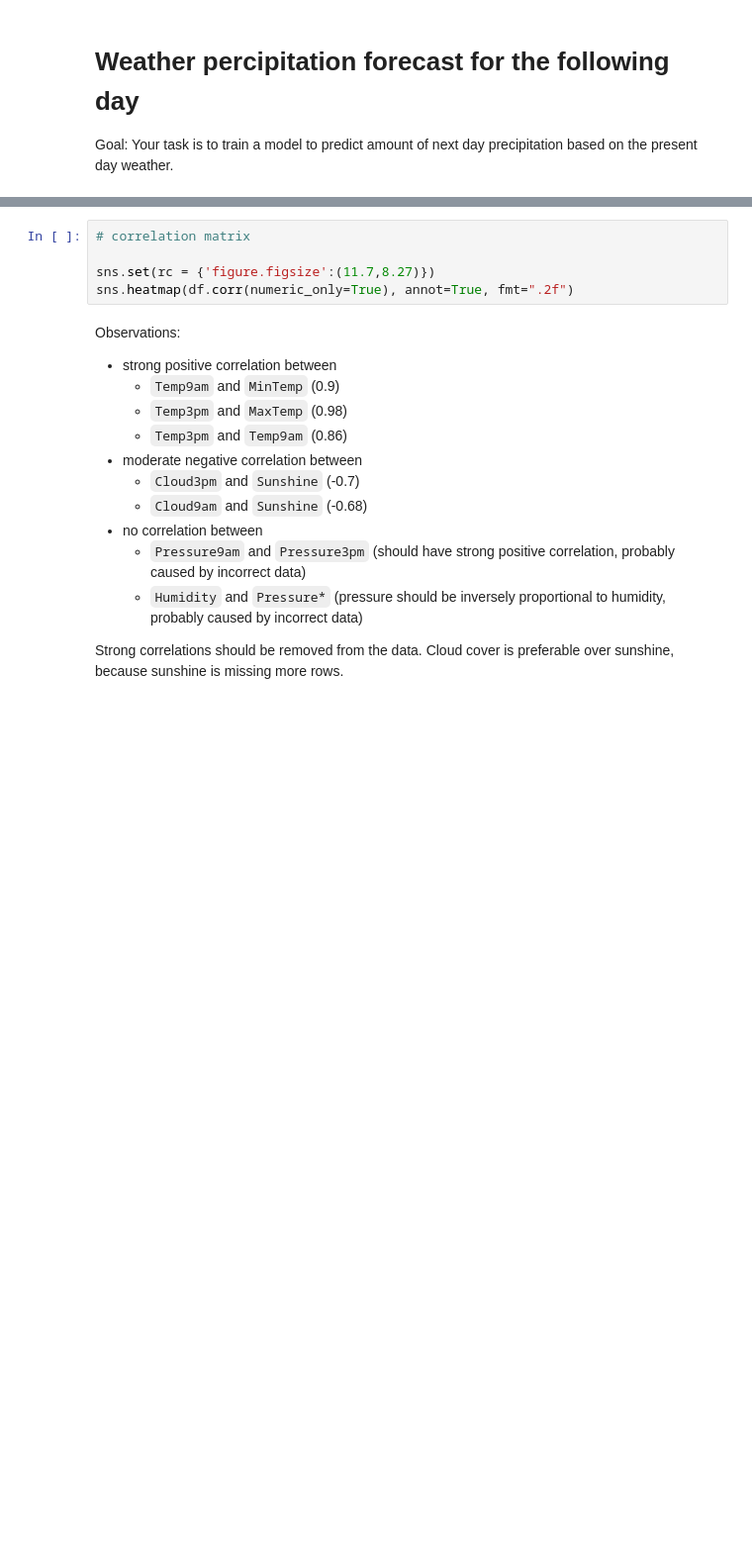
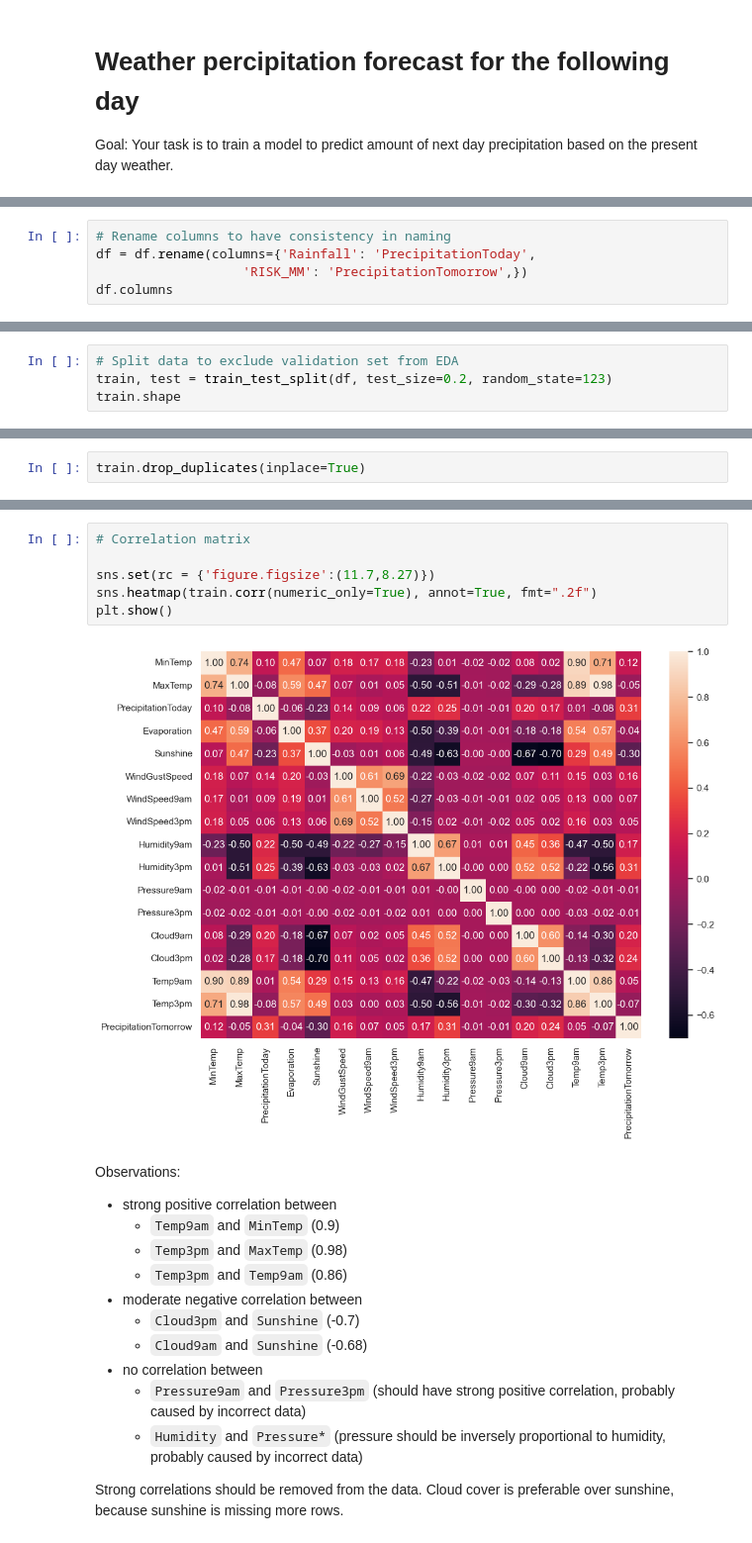
Before and after one commit to MergunFrimen/ml, a Jupyter notebook: src/notebook.ipynb, the cells around one changed output, grey strips where cells are left out. Shown at 99% size. Drawn from its saved outputs; the diff is of its cells as text; blank space fills up the shorter version.

```diff
--- a/src/notebook.ipynb
+++ b/src/notebook.ipynb
@@ -51,0 +43,5 @@ Observations:
+# %%
+# Rename columns to have consistency in naming
+df = df.rename(columns={'Rainfall': 'PrecipitationToday',
+                   'RISK_MM': 'PrecipitationTomorrow',})
+df.columns
@@ -51,0 +56,4 @@ Observations:
+# %%
+# Split data to exclude validation set from EDA
+train, test = train_test_split(df, test_size=0.2, random_state=123)
+train.shape
@@ -51,0 +108,2 @@ Observations:
+# %%
+train.drop_duplicates(inplace=True)
@@ -52,8 +135,11 @@ Observations:
 # %%
-# correlation matrix
+# Correlation matrix
 
 sns.set(rc = {'figure.figsize':(11.7,8.27)})
-sns.heatmap(df.corr(numeric_only=True), annot=True, fmt=".2f")
+sns.heatmap(train.corr(numeric_only=True), annot=True, fmt=".2f")
+plt.show()
+# %% [output]
+[figure, added]
 # %% [markdown]
 Observations:
 
```
Also changed, not shown: parts of 42 cells of this notebook.
